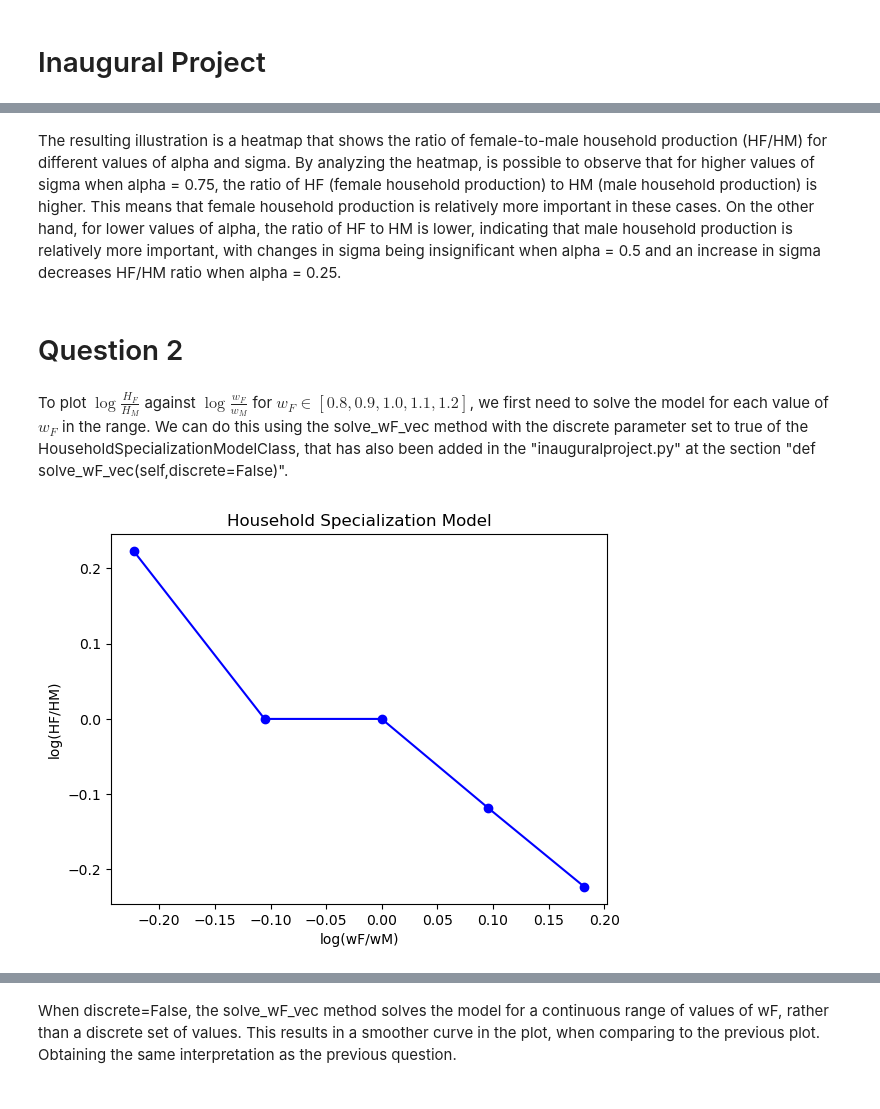
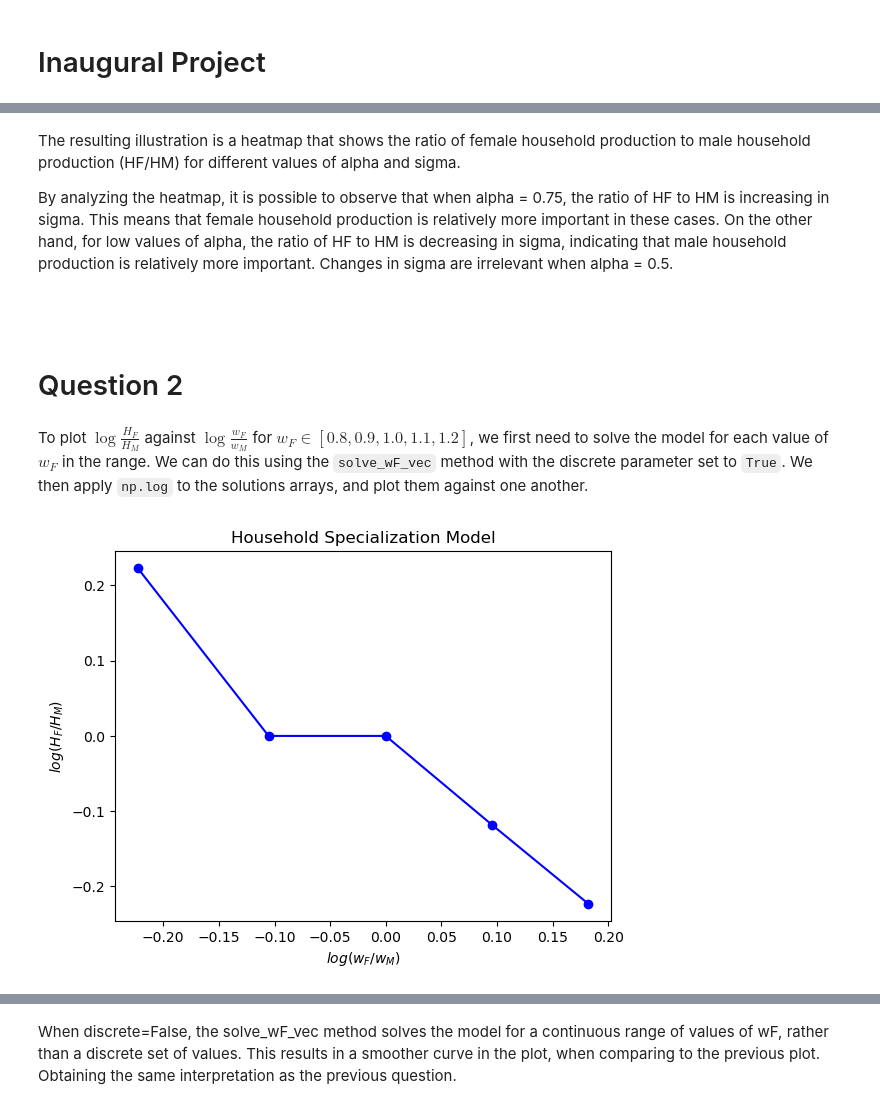
Before and after one commit to NumEconCopenhagen/projects-2023-it-hurts-when-ip, a Jupyter notebook: inauguralproject/inauguralproject.ipynb, the cells around one changed output, grey strips where cells are left out. Drawn from its saved outputs; the diff is of its cells as text; code cells hidden in the pictures.

```diff
--- a/inauguralproject/inauguralproject.ipynb
+++ b/inauguralproject/inauguralproject.ipynb
@@ -69,31 +64,29 @@ Text(0.5, 1.0, 'Ratio of HF to HM')
 [figure]
 # %% [markdown]
-The resulting illustration is a heatmap that shows the ratio of female-to-male household production (HF/HM) for different values of alpha and sigma. By analyzing the heatmap, is possible to observe that for higher values of sigma when alpha = 0.75, the ratio of HF (female household production) to HM (male household production) is higher. This means that female household production is relatively more important in these cases. On the other hand, for lower values of alpha, the ratio of HF to HM is lower, indicating that male household production is relatively more important, with changes in sigma being insignificant when alpha = 0.5 and an increase in sigma decreases HF/HM ratio when alpha = 0.25.
+The resulting illustration is a heatmap that shows the ratio of female household production to male household production (HF/HM) for different values of alpha and sigma.
+
+By analyzing the heatmap, it is possible to observe that when alpha = 0.75, the ratio of HF to HM is increasing in sigma. This means that female household production is relatively more important in these cases. On the other hand, for low values of alpha, the ratio of HF to HM is decreasing in sigma, indicating that male household production is relatively more important. Changes in sigma are irrelevant when alpha = 0.5.
 # %% [markdown]
+<br><br>
 # Question 2
 # %% [markdown]
- To plot $\log\frac{H_{F}}{H_{M}}$ against $\log\frac{w_{F}}{w_{M}}$ for $w_{F}\in[0.8,0.9,1.0,1.1,1.2]$, we first need to solve the model for each value of $w_F$ in the range. We can do this using the solve_wF_vec method with the discrete parameter set to true of the HouseholdSpecializationModelClass, that has also been added in the "inauguralproject.py" at the section "def solve_wF_vec(self,discrete=False)".
+ To plot $\log\frac{H_{F}}{H_{M}}$ against $\log\frac{w_{F}}{w_{M}}$ for $w_{F}\in[0.8,0.9,1.0,1.1,1.2]$, we first need to solve the model for each value of $w_F$ in the range. We can do this using the `solve_wF_vec` method with the discrete parameter set to `True`. We then apply `np.log` to the solutions arrays, and plot them against one another.
 # %%
 
 # initialize model
 model = HouseholdSpecializationModelClass()
-
-# set wF_vec
-model.par.wF_vec = np.array([0.8, 0.9, 1.0, 1.1, 1.2])
 
 # solve model for each value of wF
 model.solve_wF_vec(discrete=True)
 
 # calculate log(HF/HM) and log(wF/wM)
 log_HFHM = np.log(model.sol.HF_vec/model.sol.HM_vec)
 log_wFwM = np.log(model.par.wF_vec/model.par.wM)
 
 # create plot
-plt.plot(log_wFwM, log_HFHM, 'bo-')
-plt.xlabel('log(wF/wM)')
-plt.ylabel('log(HF/HM)')
-plt.title('Household Specialization Model')
-plt.show()
+_, ax = plt.subplots()
+ax.plot(log_wFwM, log_HFHM, 'bo-')
+_ = ax.set(xlabel='$log(w_F/w_M)$', ylabel='$log(H_F/H_M)$', title='Household Specialization Model')
 # %% [output]
-[figure, old version]
+[figure, new version]
 # %% [markdown]
```
Also changed, not shown: parts of 25 cells of this notebook, 1 other file.
